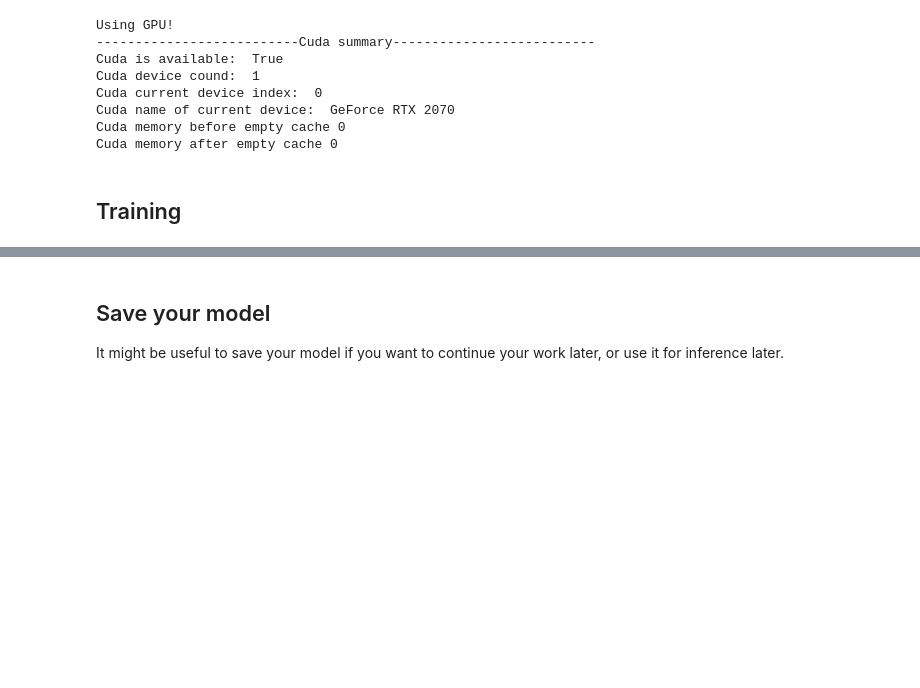
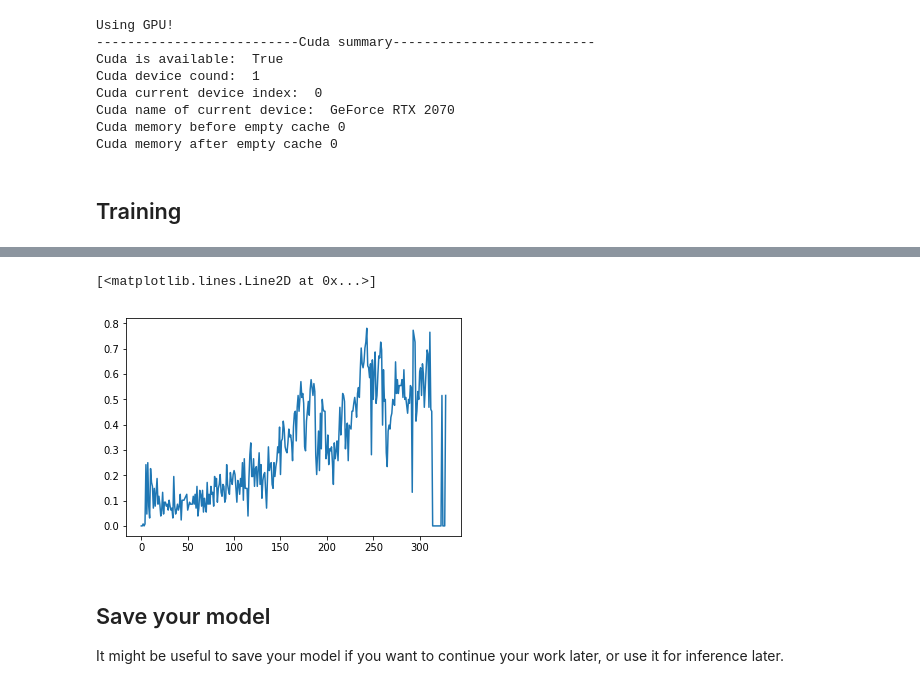
Before and after one commit to Maiykol/helsinki_dl_project, a Jupyter notebook: image_project.ipynb, the cells around one changed output, grey strips where cells are left out. Cells and saved outputs as stored; diff of their text form; code cells hidden in the pictures; blank space fills up the shorter version.

```diff
--- a/image_project.ipynb
+++ b/image_project.ipynb
@@ -480,3 +517,8 @@ plt.scatter()
+# %%
+plt.plot(acc_list_edited)
+# %% [output]
+[<matplotlib.lines.Line2D at 0x...>]
+[figure, added]
 # %% [markdown]
 ## Save your model
 
```
Also changed, not shown: parts of 7 cells of this notebook.
